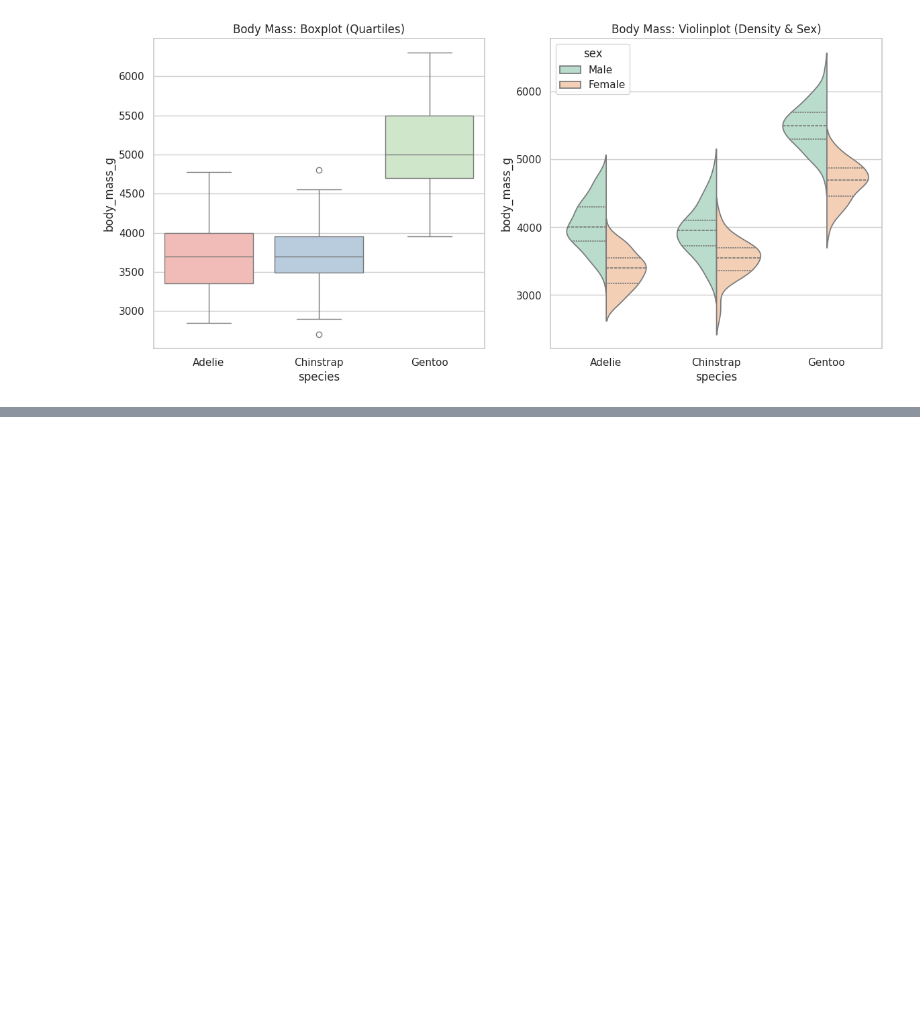
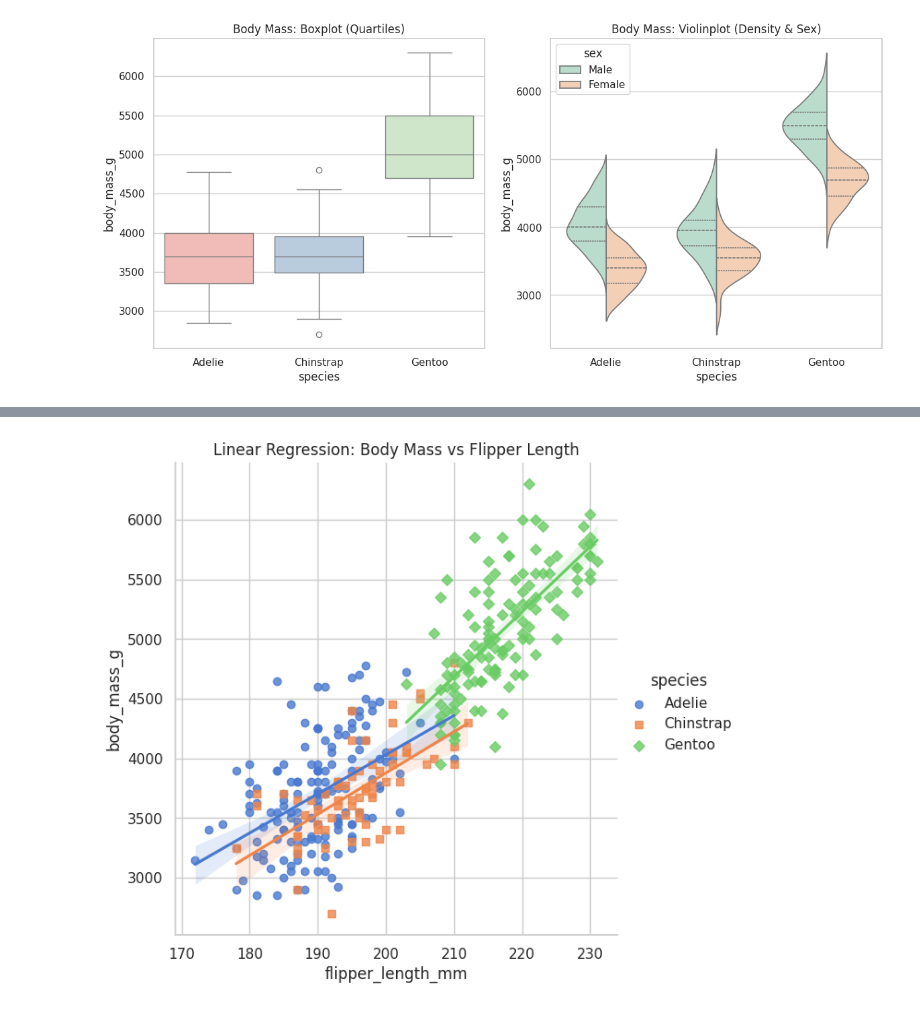
Before and after one commit to Ahmed-Rafi07/-MongoDB-connection-string-in-the-.env-file-, a Jupyter notebook: Untitled18.ipynb, the cells around one changed output, grey strips where cells are left out. Saved outputs shown, nothing was run; the diff lists cells and outputs as text; code cells hidden in the pictures; blank space fills up the shorter version.

```diff
--- a/Untitled18.ipynb
+++ b/Untitled18.ipynb
@@ -56,0 +73,15 @@ Passing `palette` without assigning `hue` is deprecated and will be removed in v
+# %%
+sns.lmplot(
+    data=penguins,
+    x="flipper_length_mm",
+    y="body_mass_g",
+    hue="species",
+    markers=["o", "s", "D"],
+    height=6
+)
+
+plt.title("Linear Regression: Body Mass vs Flipper Length")
+
+plt.show()
+# %% [output]
+[figure, added]
```
Also changed, not shown: parts of 2 cells of this notebook.
